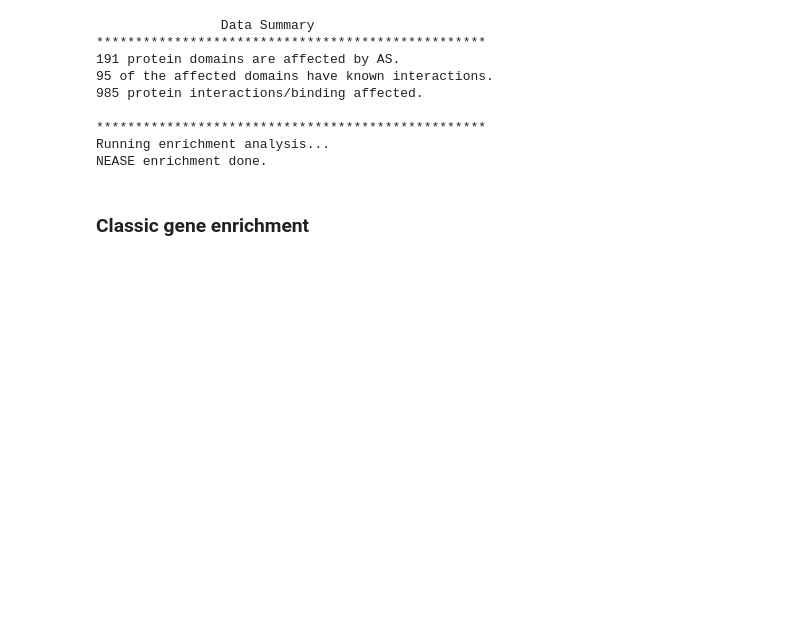
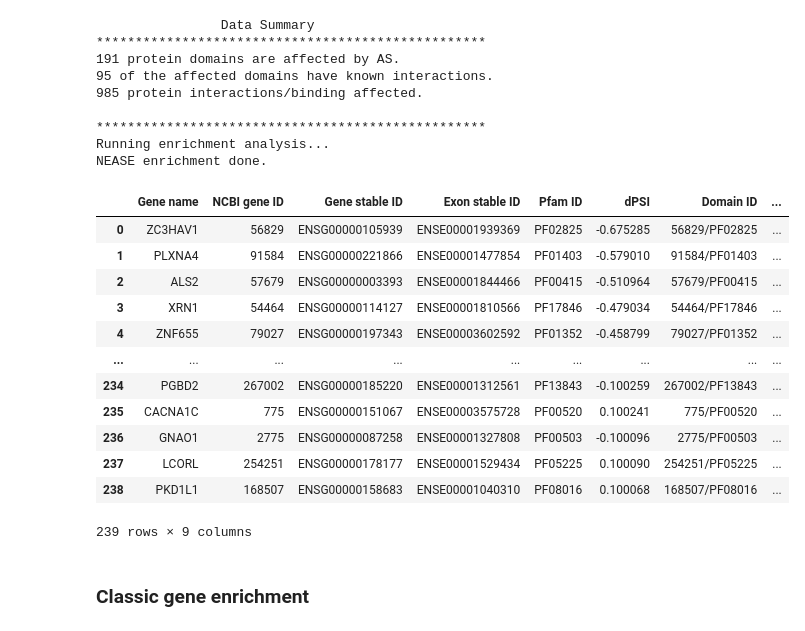
Before and after one commit to louadi/NEASE-tutorials, a Jupyter notebook: DCM_analysis.ipynb, the cells around one changed output. Saved outputs shown, nothing was run; the diff lists cells and outputs as text; code cells hidden in the pictures; blank space fills up the shorter version.

```diff
--- a/DCM_analysis.ipynb
+++ b/DCM_analysis.ipynb
@@ -36,6 +36,22 @@ events=nease.run(table_dcm, organism='Human')
 **************************************************
 Running enrichment analysis...
 NEASE enrichment done.
+# %%
+events.data
+# %% [output]
+|  | Gene name | NCBI gene ID | Gene stable ID | Exon stable ID | Pfam ID | dPSI | Domain ID | ... |
+| 0 | ZC3HAV1 | 56829 | ENSG00000105939 | ENSE00001939369 | PF02825 | -0.675285 | 56829/PF02825 | ... |
+| 1 | PLXNA4 | 91584 | ENSG00000221866 | ENSE00001477854 | PF01403 | -0.579010 | 91584/PF01403 | ... |
+| 2 | ALS2 | 57679 | ENSG00000003393 | ENSE00001844466 | PF00415 | -0.510964 | 57679/PF00415 | ... |
+| 3 | XRN1 | 54464 | ENSG00000114127 | ENSE00001810566 | PF17846 | -0.479034 | 54464/PF17846 | ... |
+| 4 | ZNF655 | 79027 | ENSG00000197343 | ENSE00003602592 | PF01352 | -0.458799 | 79027/PF01352 | ... |
+| ... | ... | ... | ... | ... | ... | ... | ... | ... |
+| 234 | PGBD2 | 267002 | ENSG00000185220 | ENSE00001312561 | PF13843 | -0.100259 | 267002/PF13843 | ... |
+| 235 | CACNA1C | 775 | ENSG00000151067 | ENSE00003575728 | PF00520 | 0.100241 | 775/PF00520 | ... |
+| 236 | GNAO1 | 2775 | ENSG00000087258 | ENSE00001327808 | PF00503 | -0.100096 | 2775/PF00503 | ... |
+| 237 | LCORL | 254251 | ENSG00000178177 | ENSE00001529434 | PF05225 | 0.100090 | 254251/PF05225 | ... |
+| 238 | PKD1L1 | 168507 | ENSG00000158683 | ENSE00001040310 | PF08016 | 0.100068 | 168507/PF08016 | ... |
+239 rows × 9 columns
 # %% [markdown]
 ### Classic gene enrichment
 # %%
```
Also changed, not shown: parts of 4 cells of this notebook.
